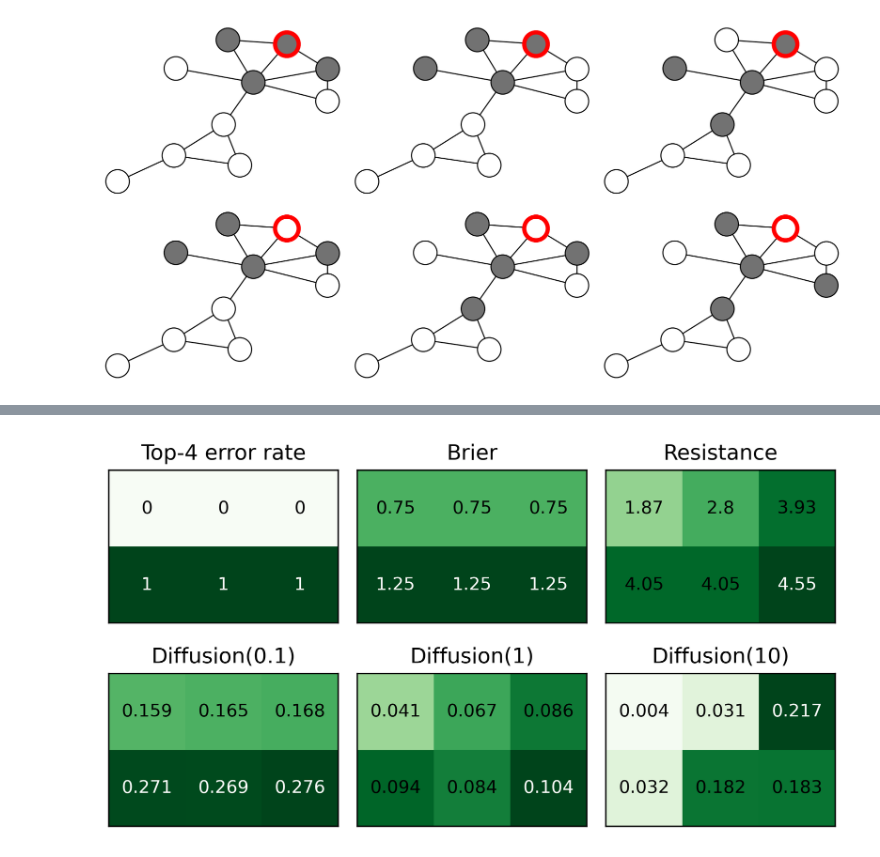
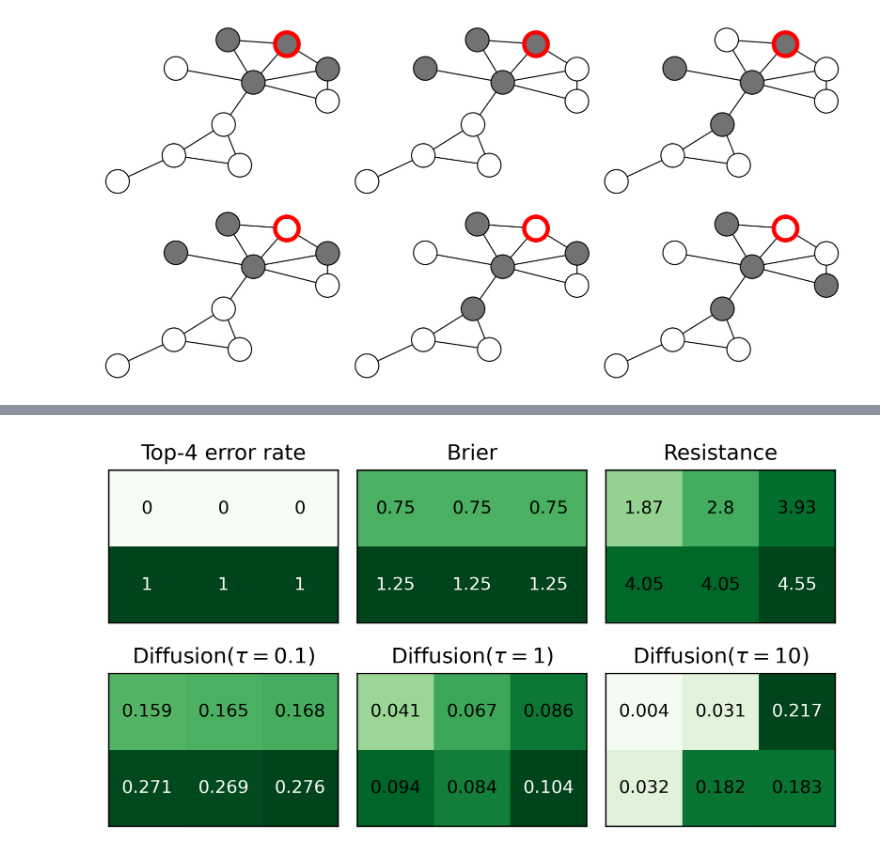
Before and after one commit to lo-hfk/proper-graph-scoring-rules, a Jupyter notebook: examples/NodeSelectionExamples_AbstractNetSci26.ipynb, the cells around one changed output, grey strips where cells are left out. Cells and saved outputs as stored; diff of their text form; code cells hidden in the pictures.

```diff
--- a/examples/NodeSelectionExamples_AbstractNetSci26.ipynb
+++ b/examples/NodeSelectionExamples_AbstractNetSci26.ipynb
@@ -439,6 +439,9 @@ for col in range(axs.shape[1]):
             param_str = ""
         else:
             method_name = f"{name}_score"
+        if name in ["diffusion"]:
+            number = param_str[1:-1]
+            param_str = r'($\tau=$' + number + ')'
         method_specs = str.capitalize(f"{name}{param_str}".replace(", positive", ""))
 
 
@@ -517,6 +520,9 @@ for row in range(axs.shape[0]):
             param_str = ""
         else:
             method_name = f"{name}_score"
+        if name in ["diffusion"]:
+            number = param_str[1:-1]
+            param_str = r'($\tau=$' + number + ')'
         method_specs = str.capitalize(f"{name}{param_str}".replace(", positive", ""))
 
         values = []
@@ -534,31 +540,31 @@ for row in range(axs.shape[0]):
 
         ax.imshow(data_no_inf, vmin=0, vmax=vmax, cmap="Greens")
 
         for i in range(data.shape[0]):
             for j in range(data.shape[1]):
                 val = data[i, j]
                 text_color = "white" if val / vmax > 0.9 else "black"
 
                 # Format to 3 significant digits, then truncate decimals if needed
                 formatted = f"{val:.3g}"
                 # Convert scientific notation like 1.23e+04 to 12300
                 if 'e' in formatted:
                     # Keep it as is for scientific notation
                     pass
                 else:
                     # Round to max 3 decimal places
                     formatted = f"{float(formatted):.3f}".rstrip('0').rstrip('.')
 
                 ax.text(j, i, formatted,
                          ha="center", va="center", color=text_color)
 
         ax.set_title(method_specs)
         ax.get_yaxis().set_visible(False)
         ax.get_xaxis().set_visible(False)
 
 plt.tight_layout()
 
 plt.savefig("images/toy_table_horiz.pdf", format="pdf")
 plt.show()
 # %% [output]
-[figure, old version]
+[figure, new version]
```
Also changed, not shown: parts of 2 cells of this notebook, 5 other files.
